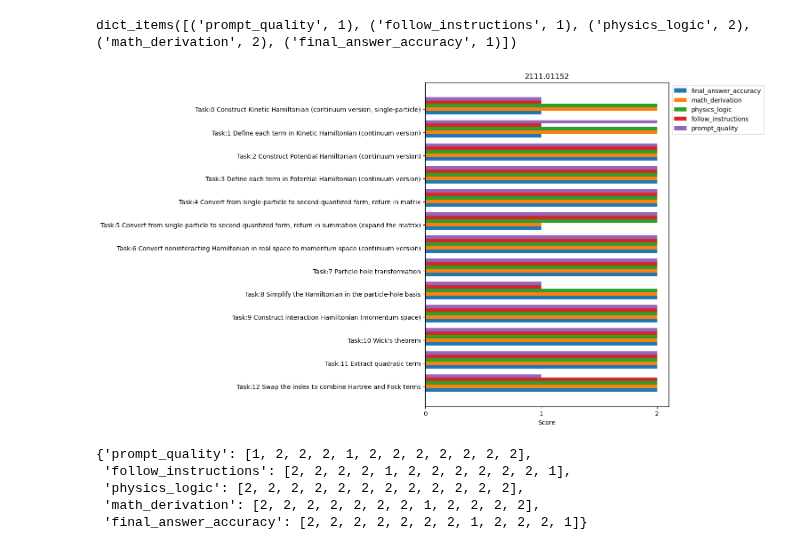
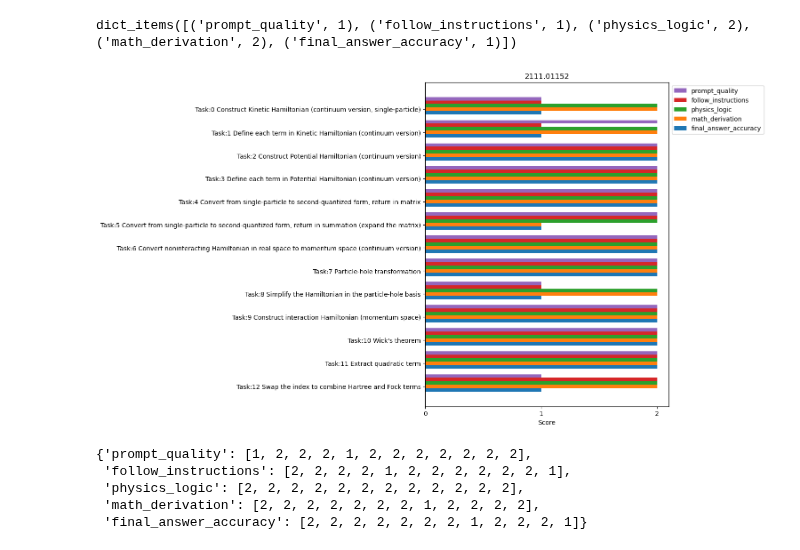
Before and after one commit to hainingpan/HartreeFock_GPT, a Jupyter notebook: 2111.01152/2111.01152_execution.ipynb, the cells around one changed output. Saved outputs shown, nothing was run; the diff lists cells and outputs as text; code cells hidden in the pictures.

```diff
--- a/2111.01152/2111.01152_execution.ipynb
+++ b/2111.01152/2111.01152_execution.ipynb
@@ -73,35 +73,39 @@ tasks = [f'Task:{len(kwargs)-idx-2} '+kwarg['task'] for idx,kwarg in enumerate(k
 aspect_score={}
 for kwarg in kwargs[:0:-1]:
     for key,value in reversed(list(kwarg['score'].items())):
         if key not in aspect_score:
             aspect_score[key]=[value]
         else:
             aspect_score[key].append(value)
 
 
 x = np.arange(len(tasks))  # the label locations
 width = 0.15  # the width of the bars
 multiplier = 0
 
 fig, ax = plt.subplots(layout='constrained',figsize=(15,8))
 
 for attribute, measurement in aspect_score.items():
     offset = width * multiplier
     rects = ax.barh(x + offset, measurement, width, label=attribute)
     # ax.bar_label(rects, padding=3)
     multiplier += 1
 
 # Add some text for labels, title and custom x-axis tick labels, etc.
 ax.set_xlabel('Score')
 ax.set_xticks([0,1,2])
 ax.set_title(f'{arxiv_number}')
 ax.set_yticks(x + width, tasks)
-ax.legend(loc='upper left', ncols=1,bbox_to_anchor=(1, 1))
+
+handles, labels = plt.gca().get_legend_handles_labels()
+plt.legend(handles[::-1], labels[::-1],loc='upper left', ncols=1,bbox_to_anchor=(1, 1))
+
+
 # ax.set_ylim(0, 250)
 
 plt.show()
 # %% [output]
-[figure, old version]
+[figure, new version]
 # %%
 aspect_score
 # %% [output]
```
